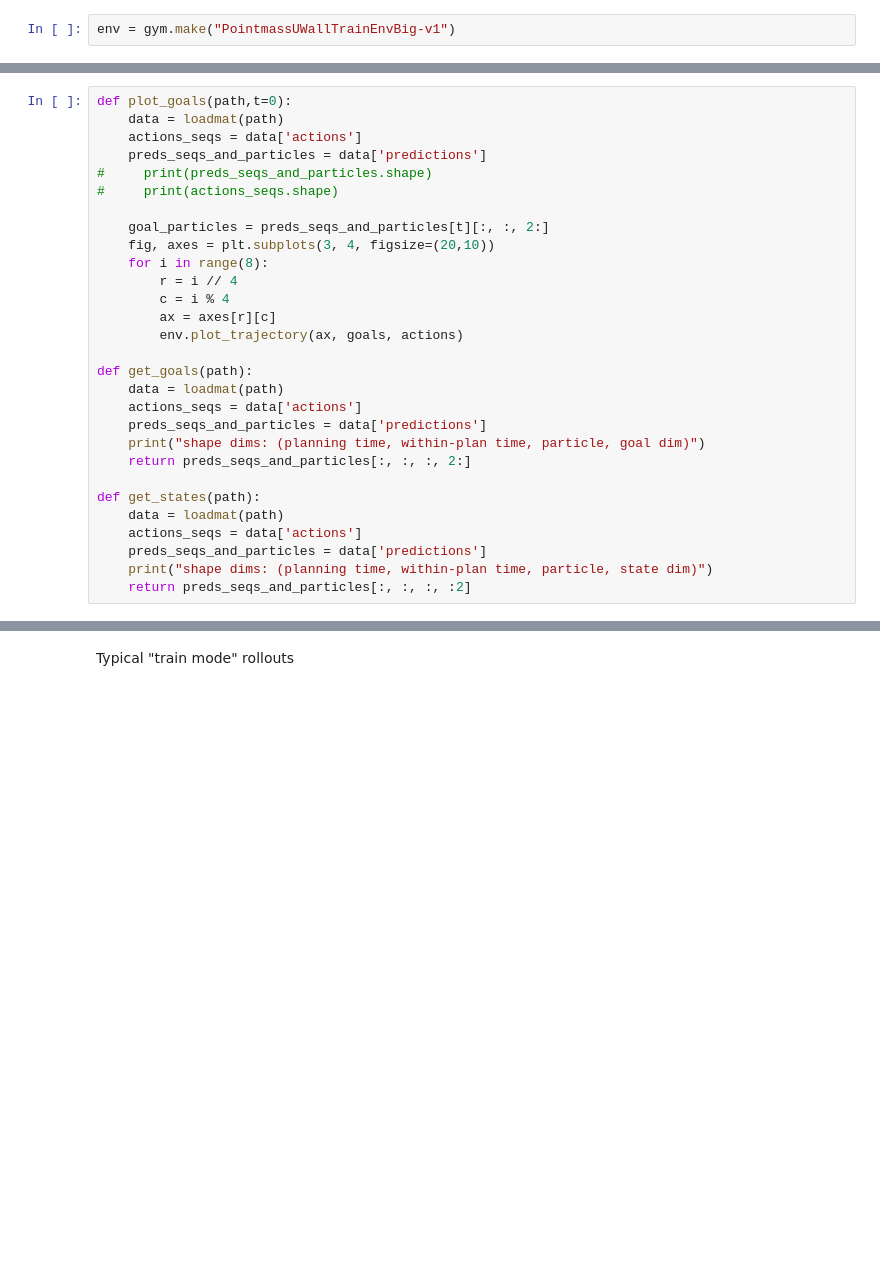
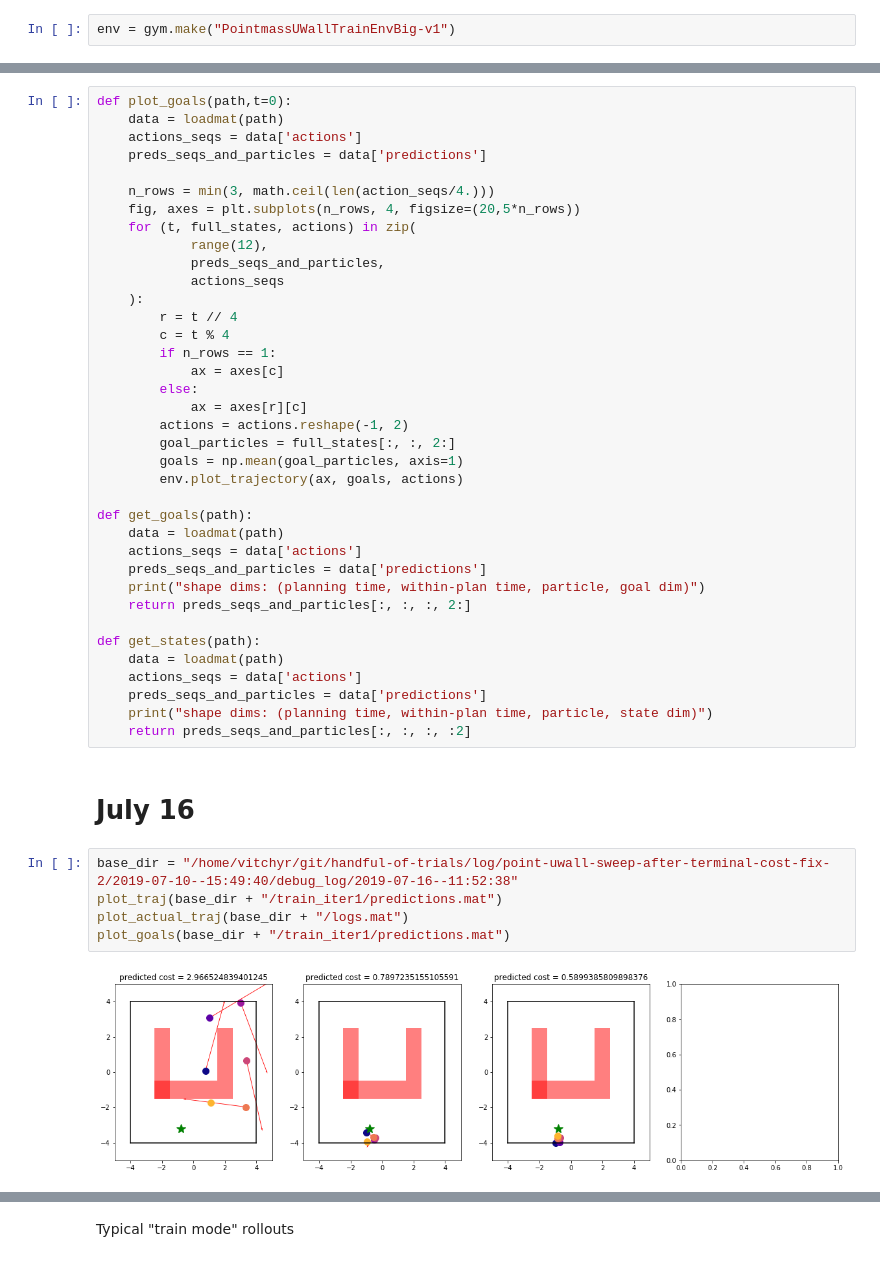
Before and after one commit to vitchyr/handful-of-trials, a Jupyter notebook: Visualizer.ipynb, the cells around one changed output, grey strips where cells are left out. Cells and saved outputs as stored; diff of their text form; blank space fills up the shorter version.

```diff
--- a/Visualizer.ipynb
+++ b/Visualizer.ipynb
@@ -44,15 +64,23 @@ def plot_goals(path,t=0):
     data = loadmat(path)
     actions_seqs = data['actions']
     preds_seqs_and_particles = data['predictions']
-#     print(preds_seqs_and_particles.shape)
-#     print(actions_seqs.shape)
 
-    goal_particles = preds_seqs_and_particles[t][:, :, 2:]
-    fig, axes = plt.subplots(3, 4, figsize=(20,10))
-    for i in range(8):
-        r = i // 4
-        c = i % 4
-        ax = axes[r][c]
+    n_rows = min(3, math.ceil(len(action_seqs/4.)))
+    fig, axes = plt.subplots(n_rows, 4, figsize=(20,5*n_rows))
+    for (t, full_states, actions) in zip(
+            range(12),
+            preds_seqs_and_particles,
+            actions_seqs
+    ):
+        r = t // 4
+        c = t % 4
+        if n_rows == 1:
+            ax = axes[c]
+        else:
+            ax = axes[r][c]
+        actions = actions.reshape(-1, 2)
+        goal_particles = full_states[:, :, 2:]
+        goals = np.mean(goal_particles, axis=1)
         env.plot_trajectory(ax, goals, actions)
 
 def get_goals(path):
@@ -68,3 +96,12 @@ def get_states(path):
     preds_seqs_and_particles = data['predictions']
     print("shape dims: (planning time, within-plan time, particle, state dim)")
     return preds_seqs_and_particles[:, :, :, :2]
+# %% [markdown]
+# July 16
+# %%
+base_dir = "/home/vitchyr/git/handful-of-trials/log/point-uwall-sweep-after-terminal-cost-fix-2/2019-07-10--15:49:40/debug_log/2019-07-16--11:52:38"
+plot_traj(base_dir + "/train_iter1/predictions.mat")
+plot_actual_traj(base_dir + "/logs.mat")
+plot_goals(base_dir + "/train_iter1/predictions.mat")
+# %% [output]
+[figure, added]
```
Also changed, not shown: parts of 12 cells of this notebook.
